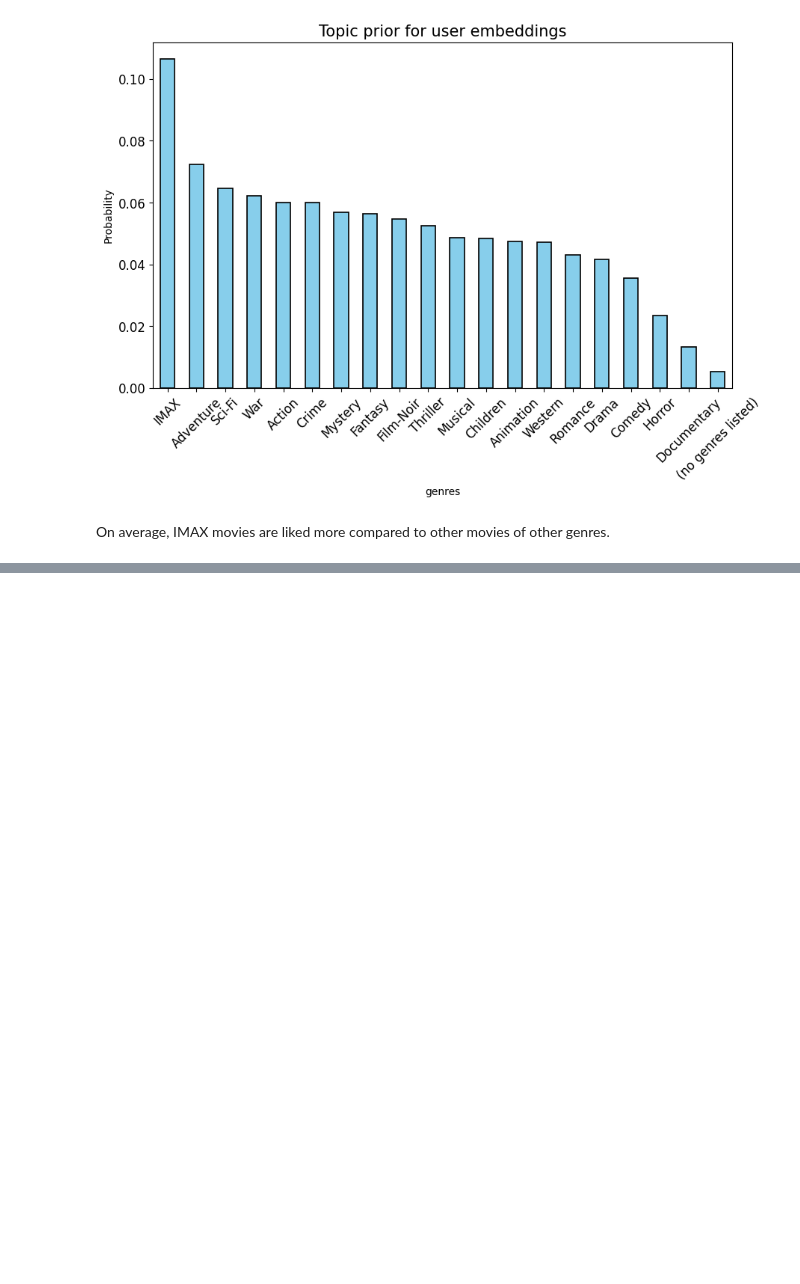
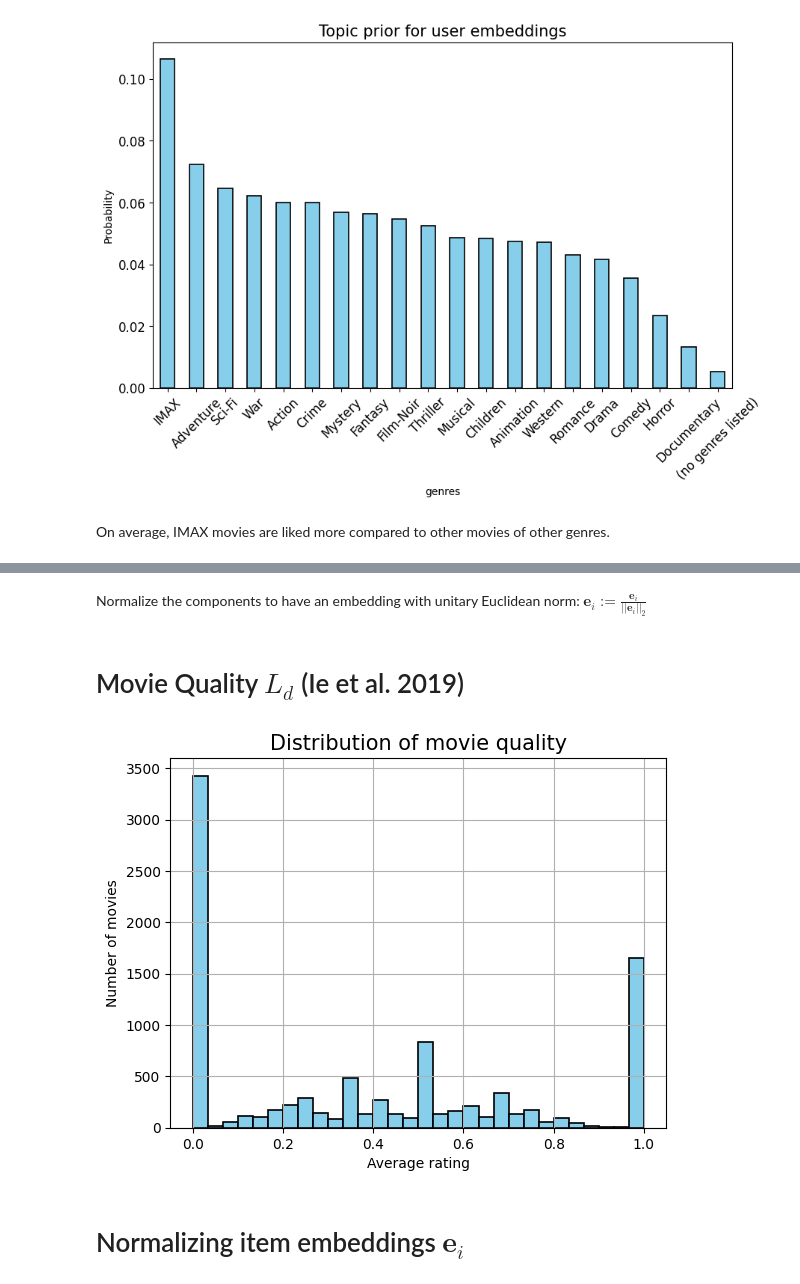
Before and after one commit to YasBenAll/Master_thesis_RLRSs, a Jupyter notebook: Datasets/movielens.ipynb, the cells around one changed output, grey strips where cells are left out. Drawn from its saved outputs; the diff is of its cells as text; code cells hidden in the pictures; blank space fills up the shorter version.

```diff
--- a/Datasets/movielens.ipynb
+++ b/Datasets/movielens.ipynb
@@ -194,0 +244,24 @@ plt.show()
+# %% [markdown]
+Normalize the components to have an embedding with unitary Euclidean norm: $\boldsymbol{e}_i := \frac{\boldsymbol{e}_i}{||\boldsymbol{e}_i||_2}$
+# %% [markdown]
+# Movie Quality $L_d$ (Ie et al. 2019)
+# %%
+ratings["Good"] = ratings["rating"] >= 4
+
+# Count the average rating per movie based on the "Good" column
+average_rating = ratings.groupby("movieId")["Good"].mean()
+
+# for each movie assign its average rating
+movies = pd.merge(movies, average_rating, on='movieId')
+movies.rename(columns={'Good': 'quality'}, inplace=True)
+
+average_rating.hist(bins=30, color='skyblue', edgecolor='black', linewidth=1.2)
+
+plt.xlabel('Average rating')
+plt.ylabel('Number of movies')
+plt.title('Distribution of movie quality', fontsize=15)
+plt.show()
+# %% [output]
+[figure, added]
+# %% [markdown]
+# Normalizing item embeddings $\boldsymbol{e}_i$
```
Also changed, not shown: parts of 5 cells of this notebook, 1 other file.
